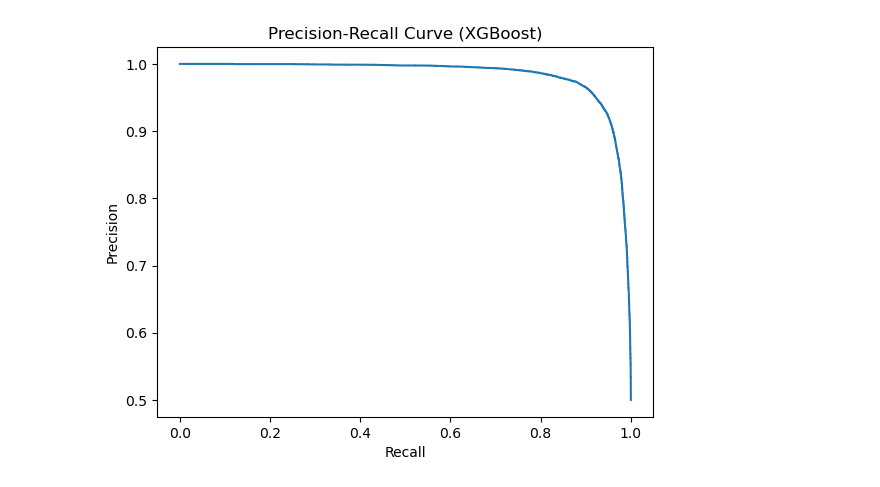
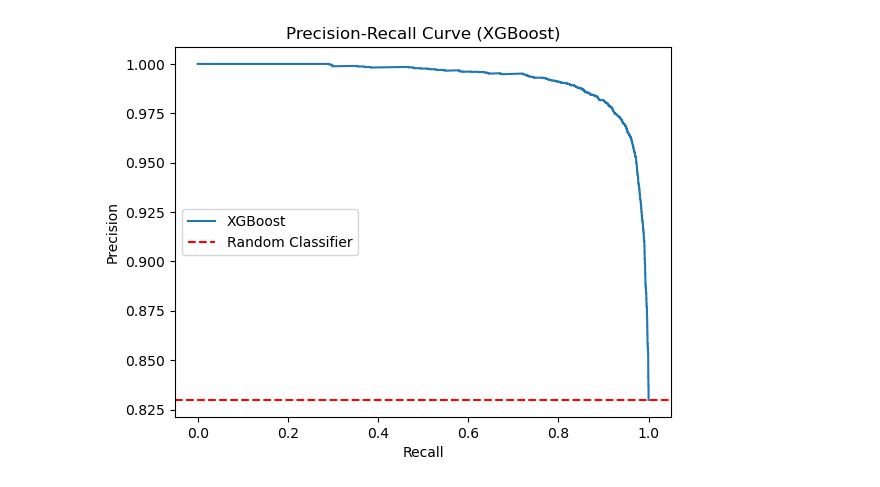
Before and after one commit to KyleSDeveloper/DS_ML_Cybersecurity_Project, a Jupyter notebook: sandbox.ipynb, the cells around one changed output. Drawn from its saved outputs; the diff is of its cells as text; code cells hidden in the pictures.

```diff
--- a/sandbox.ipynb
+++ b/sandbox.ipynb
@@ -24,4 +39,5 @@ X_test_scaled = scaler.transform(X_test)
 # %%
-lr_model = LogisticRegression(max_iter=1000, random_state=42)
+# Train Logistic Regression with class weights
+lr_model = LogisticRegression(max_iter=1000, random_state=42, class_weight='balanced')
 lr_model.fit(X_train_scaled, y_train)
 # %% [output]
@@ -29,10 +44,0 @@ LogisticRegression(max_iter=1000, random_state=42)
-# %%
-xgb_model = XGBClassifier(
-    max_depth=6,
-    learning_rate=0.1,
-    n_estimators=100,
-    reg_lambda=1,
-    eval_metric='logloss',
-    random_state=42
-)
-xgb_model.fit(X_train, y_train)
@@ -52,10 +45,26 @@ XGBClassifier(base_score=None, booster=None, callbacks=None,
 # %%
+# Train XGBoost with scale_pos_weight
+scale_pos_weight = (len(y_train) - sum(y_train)) / sum(y_train)  # Negative/Positive ratio
+xgb_model = XGBClassifier(
+    max_depth=6,
+    learning_rate=0.1,
+    n_estimators=100,
+    reg_lambda=1,
+    eval_metric='logloss',
+    random_state=42,
+    scale_pos_weight=scale_pos_weight
+)
+
+# Hyperparameter tuning
 param_grid = {
-    'max_depth': [4, 6, 8],
-    'learning_rate': [0.01, 0.1, 0.3]
+    'max_depth': [3, 6, 9],
+    'learning_rate': [0.01, 0.1, 0.3],
+    'n_estimators': [50, 100, 200],
+    'subsample': [0.6, 0.8, 1.0],
+    'colsample_bytree': [0.6, 0.8, 1.0]
 }
 grid_search = GridSearchCV(xgb_model, param_grid, cv=5, scoring='recall', n_jobs=-1)
-grid_search.fit(X_train, y_train)
+grid_search.fit(X_train_scaled, y_train)
 best_xgb = grid_search.best_estimator_
 print(f"Best XGBoost Params: {grid_search.best_params_}")
 # %% [output]
@@ -101,10 +146,13 @@ plt.show()
 # %%
-xgb_probs = best_xgb.predict_proba(X_test)[:, 1]
+# Precision-Recall Curve with baseline
+xgb_probs = best_xgb.predict_proba(X_test_scaled)[:, 1]
 precision, recall, thresholds = precision_recall_curve(y_test, xgb_probs)
-plt.plot(recall, precision)
+plt.plot(recall, precision, label='XGBoost')
+plt.axhline(y=sum(y_test) / len(y_test), color='r', linestyle='--', label='Random Classifier')
 plt.xlabel('Recall')
 plt.ylabel('Precision')
 plt.title('Precision-Recall Curve (XGBoost)')
+plt.legend()
 plt.show()
 # %% [output]
-[figure, old version]
+[figure, new version]
```
Also changed, not shown: parts of 18 cells of this notebook.
